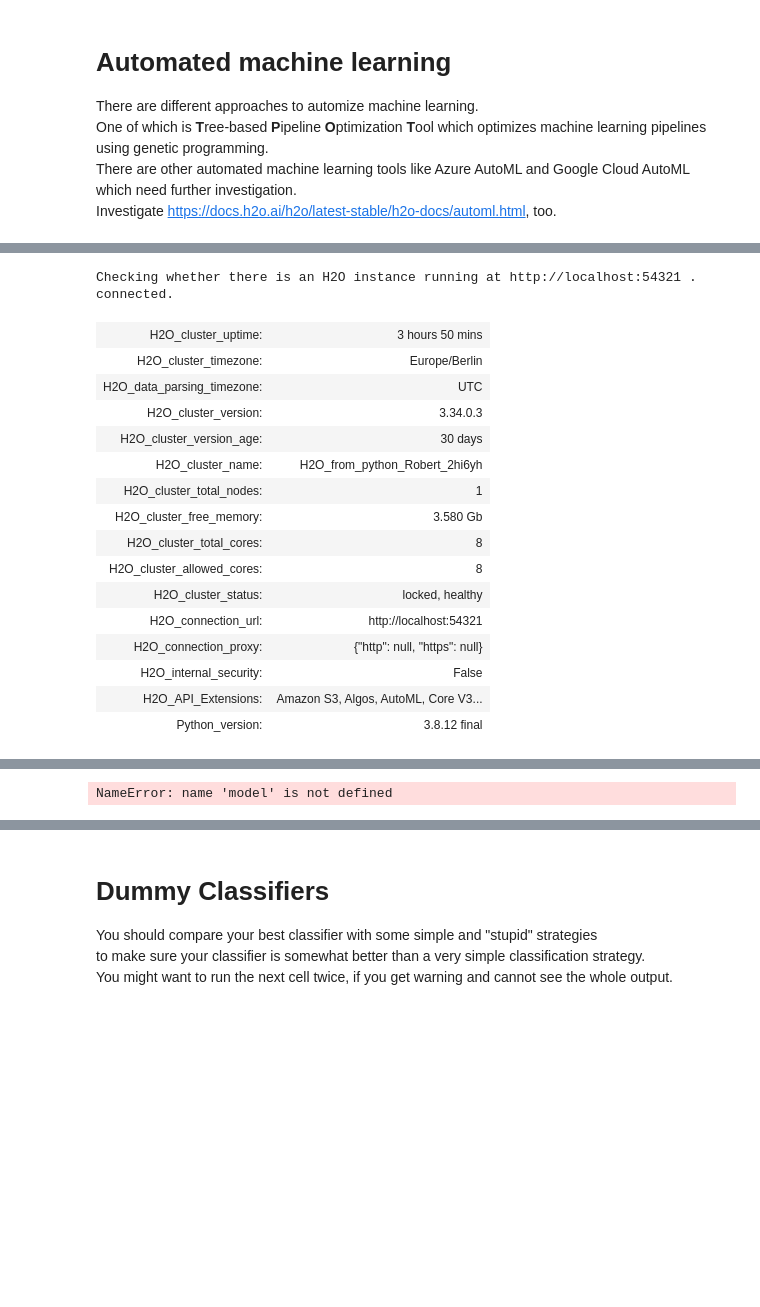
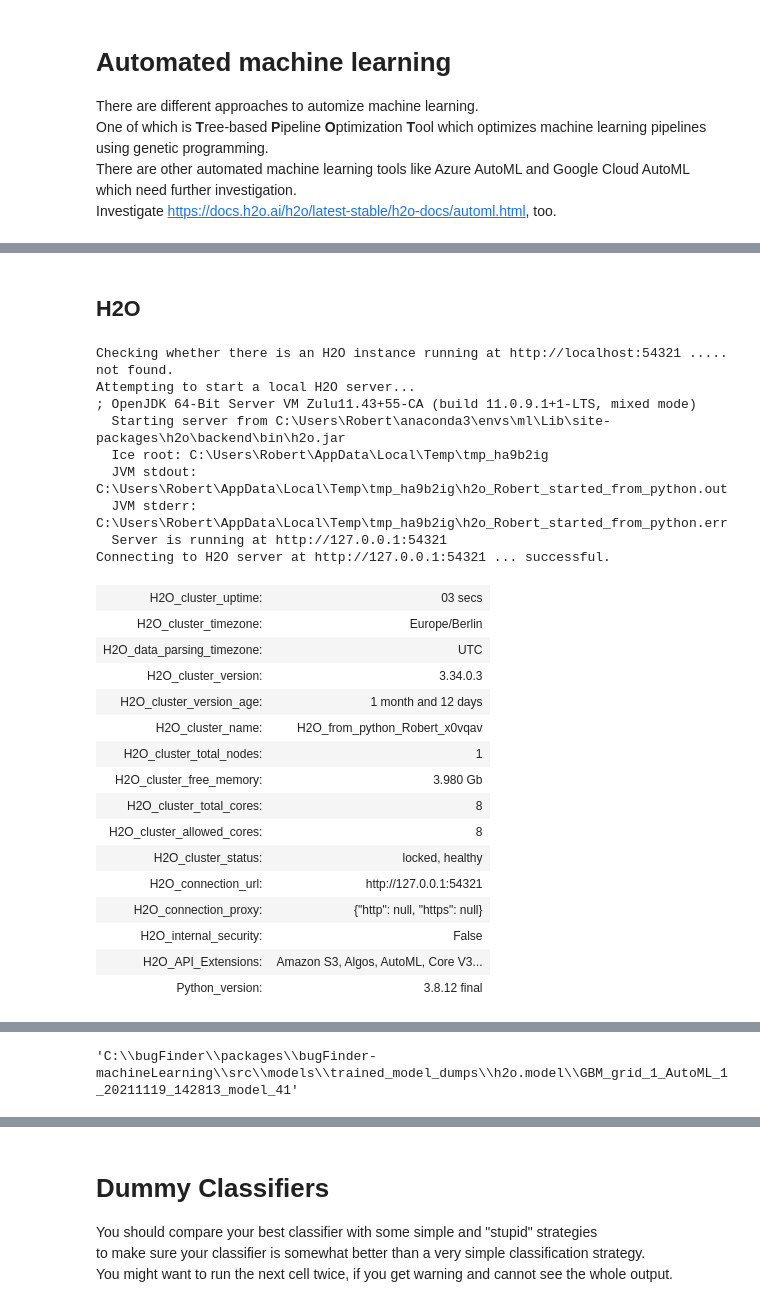
Before and after one commit to penguinsAreFunny/bugFinder-machineLearning, a Jupyter notebook: src/main.ipynb, the cells around one changed output, grey strips where cells are left out. Drawn from its saved outputs; the diff is of its cells as text; code cells hidden in the pictures; blank space fills up the shorter version.

```diff
--- a/src/main.ipynb
+++ b/src/main.ipynb
@@ -45,7 +45,10 @@ class dotdict(dict):
 # %% [markdown]
 # Reading Dataset from file
 # %%
-dataset_file_path = "./dataset_5_5.json"
+import os
+script_dir = os.path.abspath("")
+rel_path = "../datasets/Dataset_predQuanti_postAnno_5_5.json"
+dataset_file_path = os.path.join(script_dir, rel_path)
 dataset = readFile(dataset_file_path)
 df = pd.DataFrame(data= np.c_[dataset.target, dataset.data], columns=dataset.targetNames + dataset.featureNames)
 df.head()
@@ -238,48 +658,55 @@ tpot.export("./tpot_test.py")
+# %% [markdown]
+## H2O
 # %%
-# h2o
 import h2o
 from h2o.automl import H2OAutoML
-from numpy.random import choice
 
 h2o.init()
-
 h2o_train = h2o.H2OFrame(df_train)
 h2o_test = h2o.H2OFrame(df_test)
 # train, test = h2o_df.split_frame(ratios=[.75])
 
 target_name = "Fixes"
 x = h2o_train.columns
 x.remove(target_name)
 
 # needed for classification. If not set like that it will go for regression
 h2o_train[target_name] = h2o_train[target_name].asfactor()
 h2o_test[target_name] = h2o_test[target_name].asfactor()
 
 # If you run with project_name and different seeds new Models will be added to existing leaderboard
 # Still not ideal for rerunning as same models might be exploited again
-aml = H2OAutoML(max_runtime_secs=60*60*5, project_name="AutoML_h2o",seed=1)
+aml = H2OAutoML(max_runtime_secs=60*60*2, project_name="AutoML_h2o",seed=1)
 aml.train(x=x, y=target_name, training_frame=h2o_train)
 
 # View the AutoML Leaderboard
 lb = aml.leaderboard
 lb.head(rows=lb.nrows)  # Print all rows instead of default (10 rows)
 
 # Save the model
 h2o.save_model(model=aml.leader, path="./models/trained_model_dumps/h2o.model", force=True)
 # %% [output]
-Checking whether there is an H2O instance running at http://localhost:54321 . connected.
+Checking whether there is an H2O instance running at http://localhost:54321 ..... not found.
+Attempting to start a local H2O server...
+; OpenJDK 64-Bit Server VM Zulu11.43+55-CA (build 11.0.9.1+1-LTS, mixed mode)
+  Starting server from C:\Users\Robert\anaconda3\envs\ml\Lib\site-packages\h2o\backend\bin\h2o.jar
+  Ice root: C:\Users\Robert\AppData\Local\Temp\tmp_ha9b2ig
+  JVM stdout: C:\Users\Robert\AppData\Local\Temp\tmp_ha9b2ig\h2o_Robert_started_from_python.out
+  JVM stderr: C:\Users\Robert\AppData\Local\Temp\tmp_ha9b2ig\h2o_Robert_started_from_python.err
+  Server is running at http://127.0.0.1:54321
+Connecting to H2O server at http://127.0.0.1:54321 ... successful.
-| H2O_cluster_uptime: | 3 hours 50 mins |
+| H2O_cluster_uptime: | 03 secs |
 | H2O_cluster_timezone: | Europe/Berlin |
 | H2O_data_parsing_timezone: | UTC |
 | H2O_cluster_version: | 3.34.0.3 |
-| H2O_cluster_version_age: | 30 days |
-| H2O_cluster_name: | H2O_from_python_Robert_2hi6yh |
+| H2O_cluster_version_age: | 1 month and 12 days |
+| H2O_cluster_name: | H2O_from_python_Robert_x0vqav |
 | H2O_cluster_total_nodes: | 1 |
-| H2O_cluster_free_memory: | 3.580 Gb |
+| H2O_cluster_free_memory: | 3.980 Gb |
 | H2O_cluster_total_cores: | 8 |
 | H2O_cluster_allowed_cores: | 8 |
 | H2O_cluster_status: | locked, healthy |
-| H2O_connection_url: | http://localhost:54321 |
+| H2O_connection_url: | http://127.0.0.1:54321 |
 | H2O_connection_proxy: | {"http": null, "https": null} |
 | H2O_internal_security: | False |
 | H2O_API_Extensions: | Amazon S3, Algos, AutoML, Core V3... |
@@ -295,2 +722,2 @@ AutoML progress: |█
-NameError: name 'model' is not defined
+'C:\\bugFinder\\packages\\bugFinder-machineLearning\\src\\models\\trained_model_dumps\\h2o.model\\GBM_grid_1_AutoML_1_20211119_142813_model_41'
 # %%
```
Also changed, not shown: parts of 50 cells of this notebook, 16 other files.
